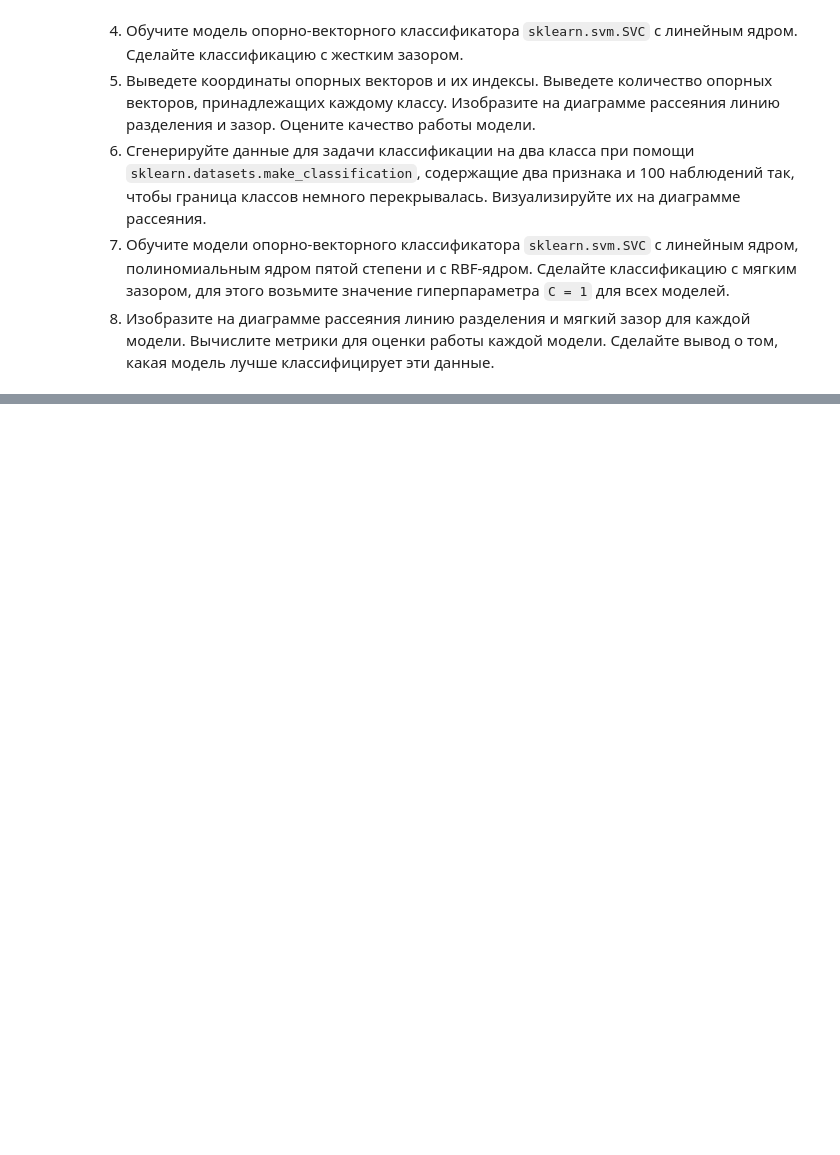
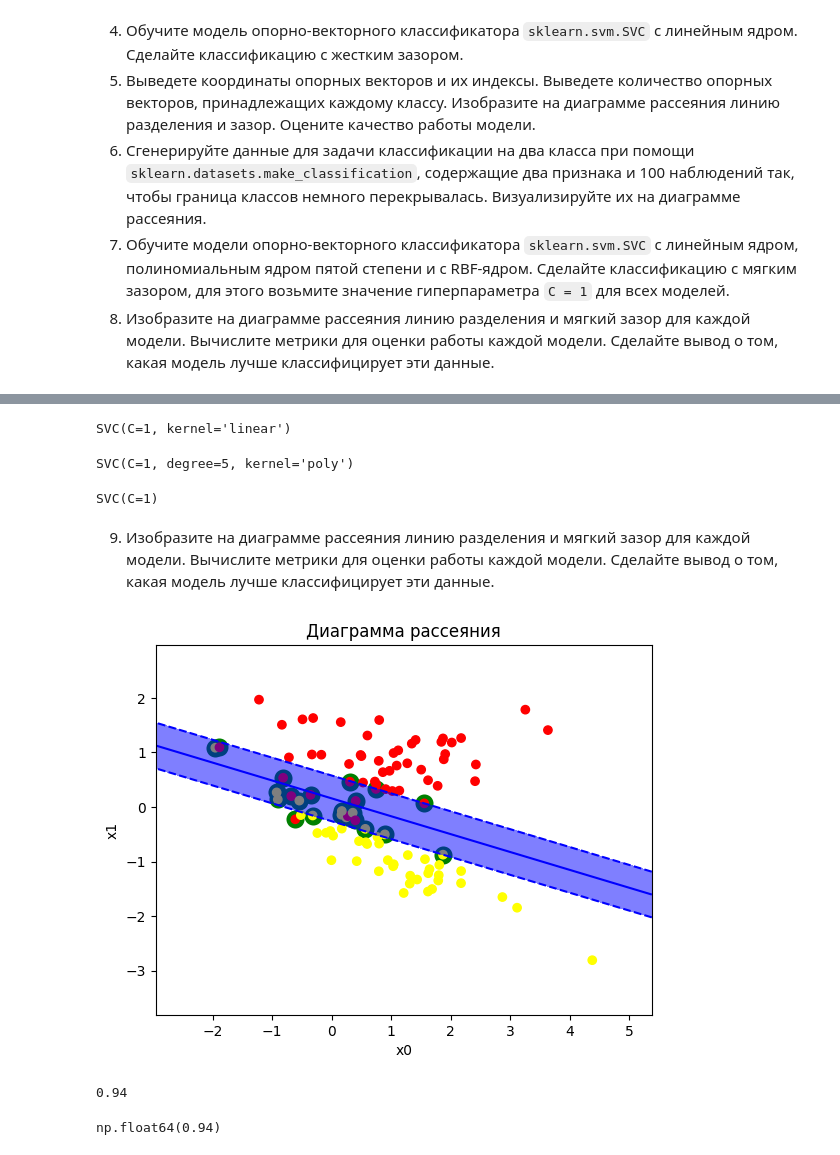
Before and after one commit to consciousnss/fa-machine-learning, a Jupyter notebook: semestr2/SVM.ipynb, the cells around one changed output, grey strips where cells are left out. Drawn from its saved outputs; the diff is of its cells as text; code cells hidden in the pictures; blank space fills up the shorter version.

```diff
--- a/semestr2/SVM.ipynb
+++ b/semestr2/SVM.ipynb
@@ -331,0 +413,32 @@ plot_decision_regions(X, y, svm_poly)
+# %%
+svm_linear = SVC(kernel="linear", C=1)
+svm_linear.fit(X, y)
+# %% [output]
+SVC(C=1, kernel='linear')
+# %%
+svm_poly = SVC(kernel='poly', C=1, degree=5)
+svm_poly.fit(X, y)
+# %% [output]
+SVC(C=1, degree=5, kernel='poly')
+# %%
+svm_rbf = SVC(kernel='rbf', C=1)
+svm_rbf.fit(X, y)
+# %% [output]
+SVC(C=1)
+# %% [markdown]
+9. Изобразите на диаграмме рассеяния линию разделения и мягкий зазор для каждой модели. Вычислите метрики для оценки работы каждой модели. Сделайте вывод о том, какая модель лучше классифицирует эти данные.
+# %%
+plot_decision_regions(X, y, svm_linear)
+# %% [output]
+[figure, added]
+# %%
+y_lin_pred = svm_linear.predict(X)
+acc_lin = metrics.accuracy_score(y, y_lin_pred)
+acc_lin
+# %% [output]
+0.94
+# %%
+f1_lin = metrics.f1_score(y, y_lin_pred)
+f1_lin
+# %% [output]
+np.float64(0.94)
```
Also changed, not shown: parts of 26 cells of this notebook.
